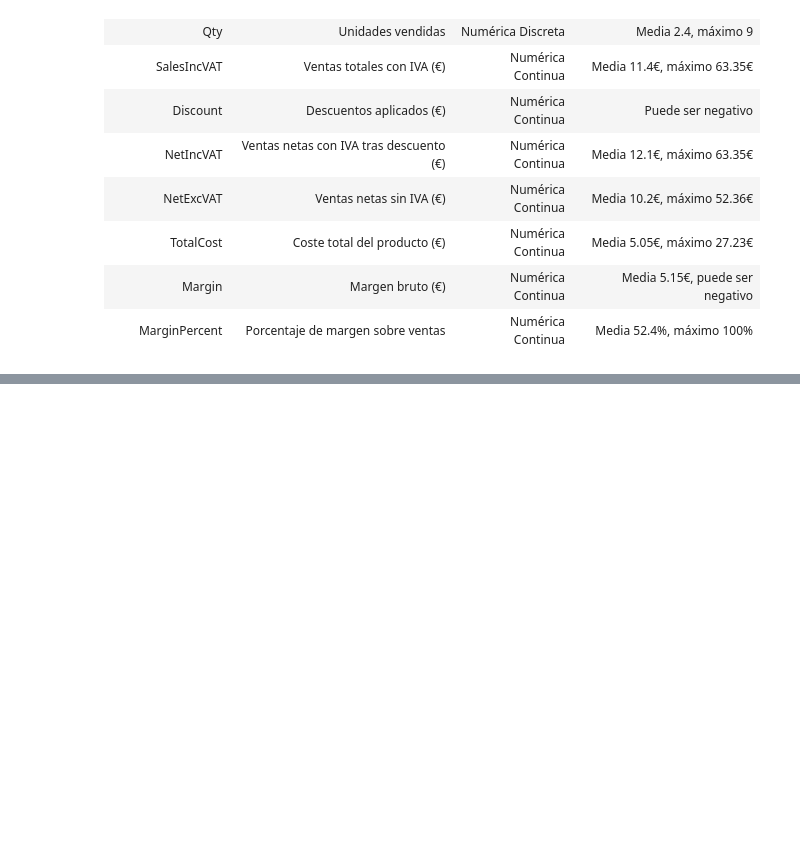
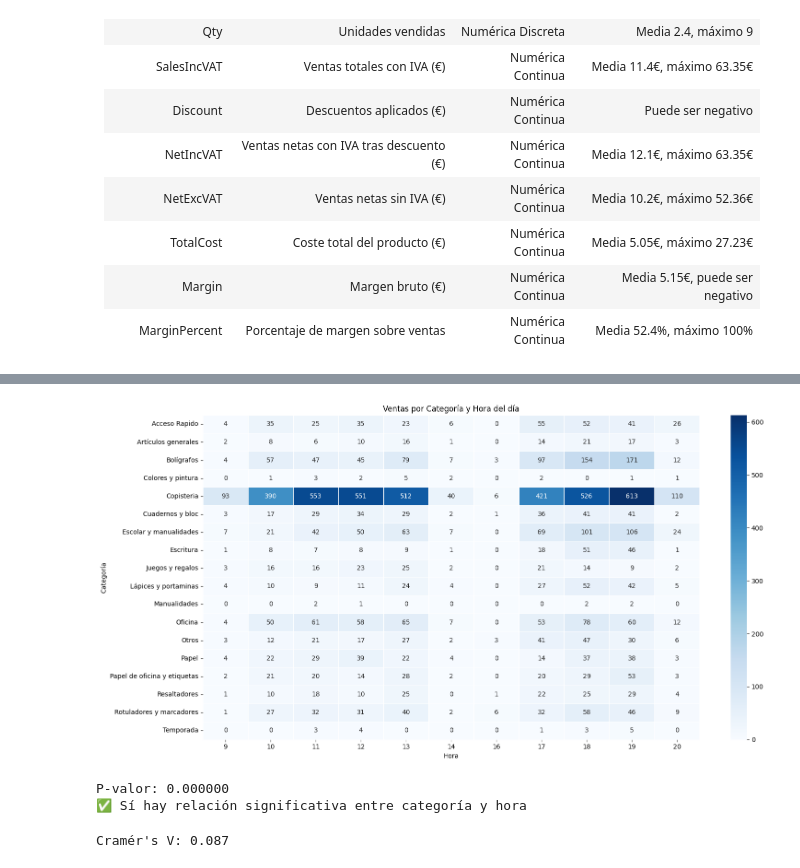
Before and after one commit to alimadriz0110/EDA_Trazos_y_Hojas, a Jupyter notebook: src/notebooks/notebook_eda_raquel.ipynb, the cells around one changed output, grey strips where cells are left out. Saved outputs shown, nothing was run; the diff lists cells and outputs as text; code cells hidden in the pictures; blank space fills up the shorter version.

```diff
--- a/src/notebooks/notebook_eda_raquel.ipynb
+++ b/src/notebooks/notebook_eda_raquel.ipynb
@@ -220,0 +247,31 @@ ventas.drop(columns=["Código Fiscal","Nominal","A/C Ref","Notas","Identificaci
+# %%
+pivot = pd.crosstab(ventas['Categoría'], ventas['Hora'])
+
+plt.figure(figsize=(16, 8))
+sns.heatmap(pivot, cmap='Blues', annot=True, fmt='d', linewidths=0.5)
+plt.title('Ventas por Categoría y Hora del día')
+plt.xlabel('Hora')
+plt.ylabel('Categoría')
+plt.tight_layout()
+plt.show()
+# %% [output]
+[figure, added]
+# %%
+from scipy.stats import chi2_contingency
+
+chi2, p_valor, gl, esperados = chi2_contingency(pivot)
+print(f'P-valor: {p_valor:2f}')
+
+if p_valor < 0.05:
+    print('✅ Sí hay relación significativa entre categoría y hora')
+else:
+    print('❌ No hay relación significativa')
+# %% [output]
+P-valor: 0.000000
+✅ Sí hay relación significativa entre categoría y hora
+# %%
+n = pivot.values.sum()
+cramers_v = np.sqrt(chi2 / (n * (min(pivot.shape) - 1)))
+print(f'Cramér\'s V: {cramers_v:.3f}')
+# %% [output]
+Cramér's V: 0.087
```
Also changed, not shown: parts of 11 cells of this notebook.
